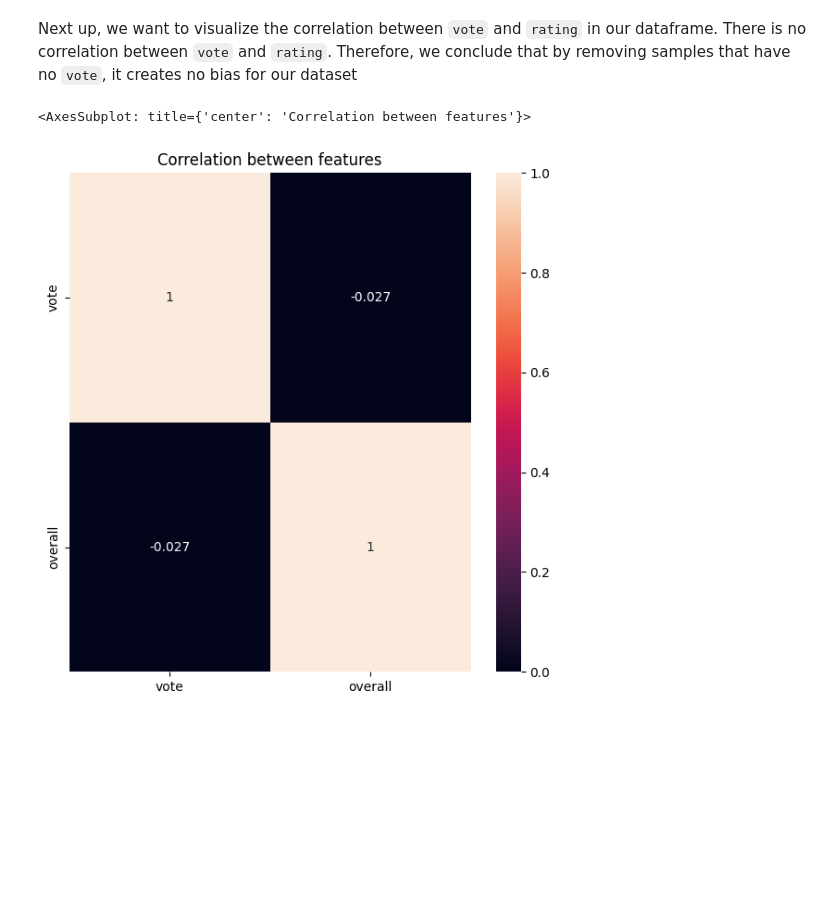
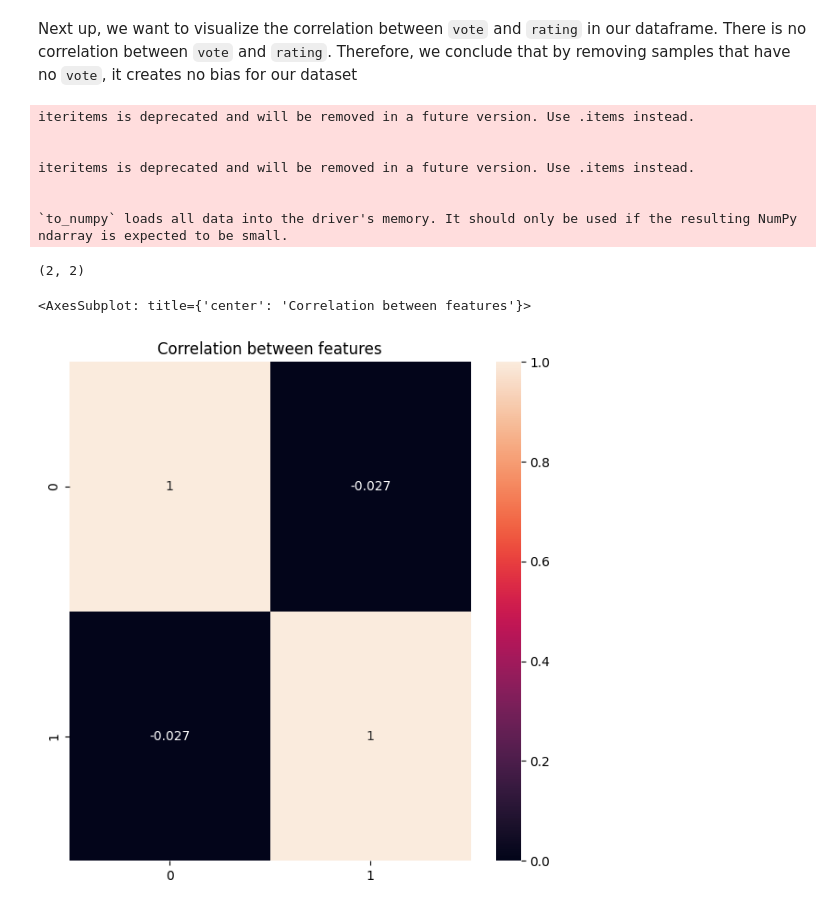
Before and after one commit to longtv2222/Amazon-Reviews-Classifier, a Jupyter notebook: notebook.ipynb, the cells around one changed output. Saved outputs shown, nothing was run; the diff lists cells and outputs as text; code cells hidden in the pictures; blank space fills up the shorter version.

```diff
--- a/notebook.ipynb
+++ b/notebook.ipynb
@@ -234,10 +215,20 @@ we conclude that by removing samples that have no `vote`, it creates no bias for
 # %%
 from seaborn import heatmap
 
-correlation = df[["vote", "overall"]].corr()
+correlation = df[["vote", "overall"]].corr().to_numpy()
+
+print(correlation.shape)
 plt.figure(figsize=(7, 7))
 plt.title("Correlation between features")
 heatmap(correlation, vmin=0, vmax=1, annot=True)
 # %% [output]
-<AxesSubplot: title={'center': 'Correlation between features'}>
+iteritems is deprecated and will be removed in a future version. Use .items instead.
+
+
+iteritems is deprecated and will be removed in a future version. Use .items instead.
+
+
+`to_numpy` loads all data into the driver's memory. It should only be used if the resulting NumPy ndarray is expected to be small.
+(2, 2)
+<AxesSubplot: title={'center': 'Correlation between features'}>
-[figure, old version]
+[figure, new version]
```
Also changed, not shown: parts of 8 cells of this notebook, 1 other file.
